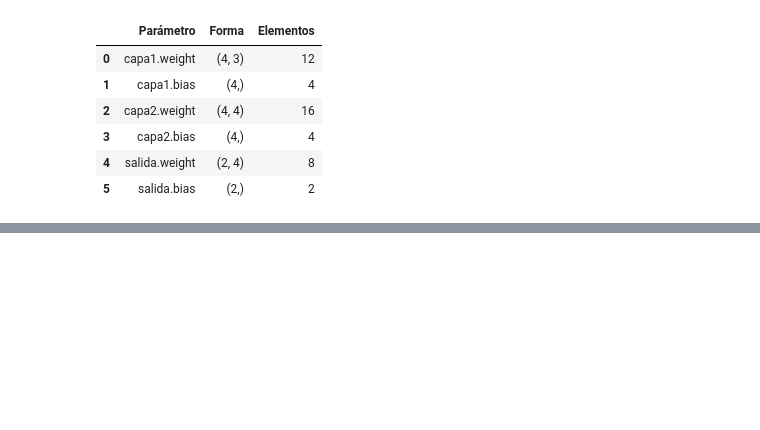
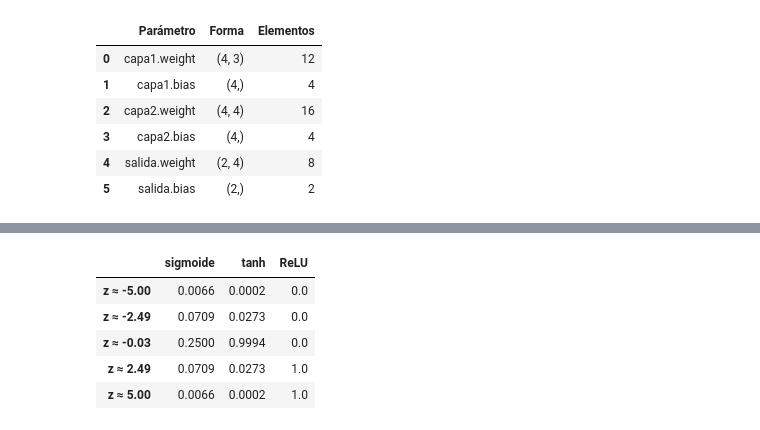
Before and after one commit to Cynthiss/NLP, a Jupyter notebook: Lab_7/Lab_7.ipynb, the cells around one changed output, grey strips where cells are left out. Saved outputs shown, nothing was run; the diff lists cells and outputs as text; code cells hidden in the pictures; blank space fills up the shorter version.

```diff
--- a/Lab_7/Lab_7.ipynb
+++ b/Lab_7/Lab_7.ipynb
@@ -200,0 +239,16 @@ pd.DataFrame(
+# %%
+# Valores puntuales de las derivadas para apoyar el análisis
+puntos = [-5.0, -2.5, 0.0, 2.5, 5.0]
+idx = [int(torch.argmin((z_np - p).abs())) for p in puntos]
+tabla = pd.DataFrame(
+    {nombre: [derivadas[nombre][i].item() for i in idx] for nombre in activaciones},
+    index=[f"z ≈ {z_np[i]:.2f}" for i in idx],
+)
+tabla.round(4)
+# %% [output]
+|  | sigmoide | tanh | ReLU |
+| z ≈ -5.00 | 0.0066 | 0.0002 | 0.0 |
+| z ≈ -2.49 | 0.0709 | 0.0273 | 0.0 |
+| z ≈ -0.03 | 0.2500 | 0.9994 | 0.0 |
+| z ≈ 2.49 | 0.0709 | 0.0273 | 1.0 |
+| z ≈ 5.00 | 0.0066 | 0.0002 | 1.0 |
```
Also changed, not shown: parts of 3 cells of this notebook.
